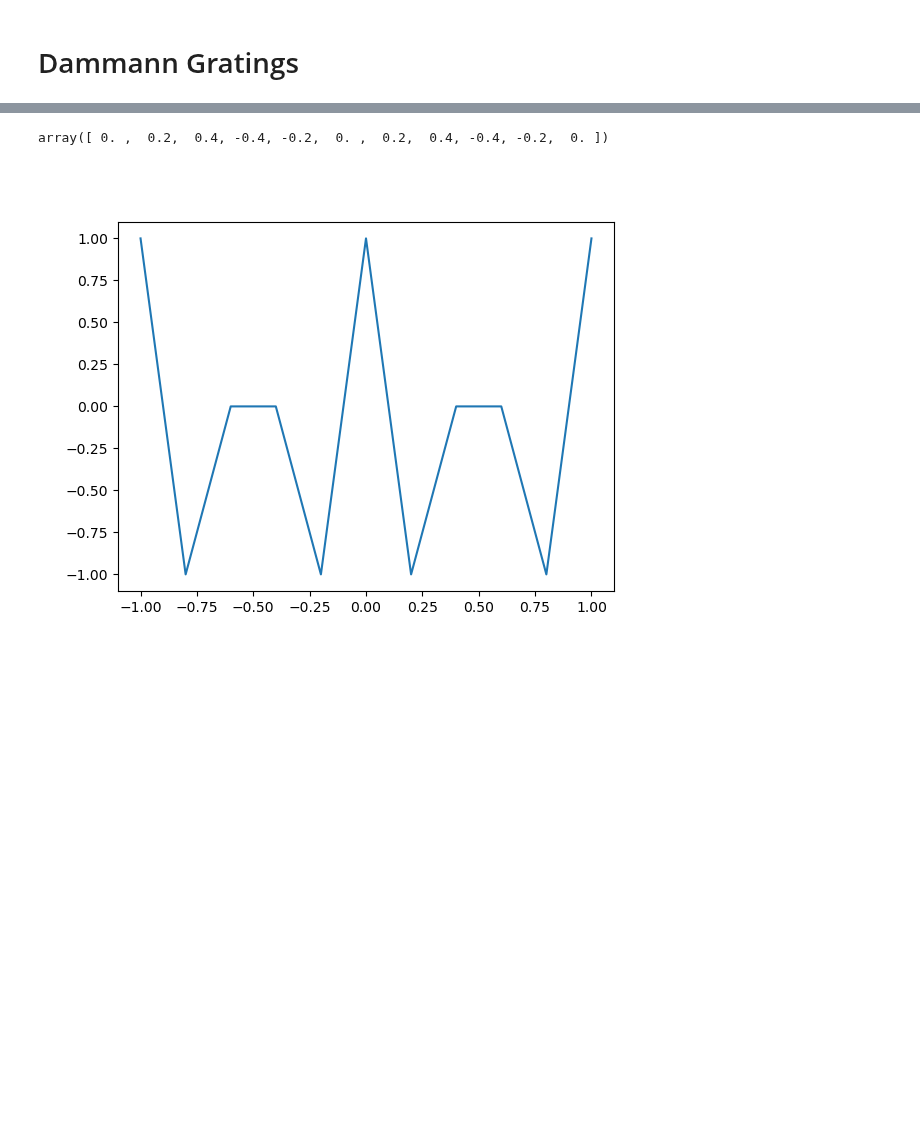
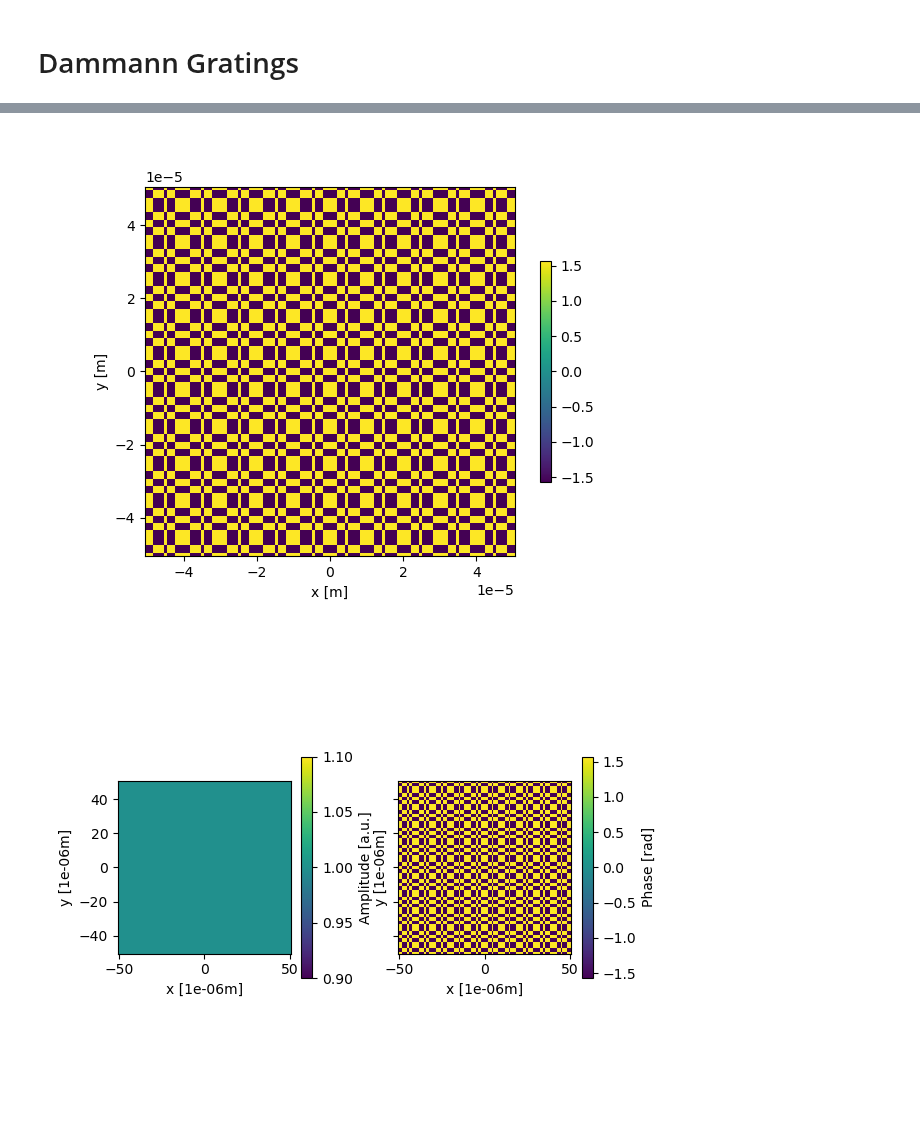
Before and after one commit to INLnano/pyMOE, a Jupyter notebook: notebooks/1 - Generate_masks/Generate_Dammann_Gratings.ipynb, the cells around one changed output, grey strips where cells are left out. Saved outputs shown, nothing was run; the diff lists cells and outputs as text; code cells hidden in the pictures; blank space fills up the shorter version.

Commit message:
Added dammann grating functionality and examples

```diff
--- a/notebooks/1 - Generate_masks/Generate_Dammann_Gratings.ipynb
+++ b/notebooks/1 - Generate_masks/Generate_Dammann_Gratings.ipynb
@@ -174,13 +20,44 @@ plt.plot(y1)
-# %%
-%reload_ext autoreload
-%autoreload 2
-
-
-x = np.linspace(-1,1,11)
-y = moe.sag.dammann_grating(x, transitions=[0,0.1,0.3])
-
-plt.plot(x, y)
-clip_remainder(x,0.5)
-# %% [output]
-array([ 0. ,  0.2,  0.4, -0.4, -0.2,  0. ,  0.2,  0.4, -0.4, -0.2,  0. ])
-[figure, removed]
+# %%
+
+
+
+# Generates and propagates a Dammann grating phase
+
+aperture_width = 100*micro
+aperture_height = 100*micro
+x_pixel = 100
+y_pixel = 100
+
+aperture = moe.generate.create_empty_aperture(-aperture_width/2, aperture_width/2, x_pixel, -aperture_height/2, aperture_height/2, y_pixel,)
+
+
+transitions_x = [0.2, 0.45]
+transitions_y = [0.1, 0.3]
+
+
+period_x = period_y = 10*micro
+
+# mask =  moe.generate.arbitrary_aperture_function(aperture, moe.sag.dammann_2d, L=L)
+mask =  moe.generate.arbitrary_aperture_function(aperture, moe.sag.dammann_2d, transitions_x=transitions_x, period_x=period_x, transitions_y=transitions_y, period_y=period_y)
+
+mask.aperture = mask.aperture*np.pi/2
+# # Set 16 phase levels to discretize the fresnel mask
+# phase_values = np.linspace(0, np.pi, 2)
+# mask.discretize(phase_values)
+
+moe.plotting.plot_aperture(mask)
+
+
+
+
+
+field = moe.field.create_empty_field_from_aperture(mask)
+field = moe.field.generate_uniform_field(field, E0=1)
+# field = moe.field.modulate_field(field, amplitude_mask=mask, phase_mask=None)
+field = moe.field.modulate_field(field, amplitude_mask=None, phase_mask=mask)
+
+
+moe.plotting.plot_field(field, scale=micro)
+# %% [output]
+[figure, added]
+[figure, added]
```
Also changed, not shown: parts of 8 cells of this notebook, 1 other file.
